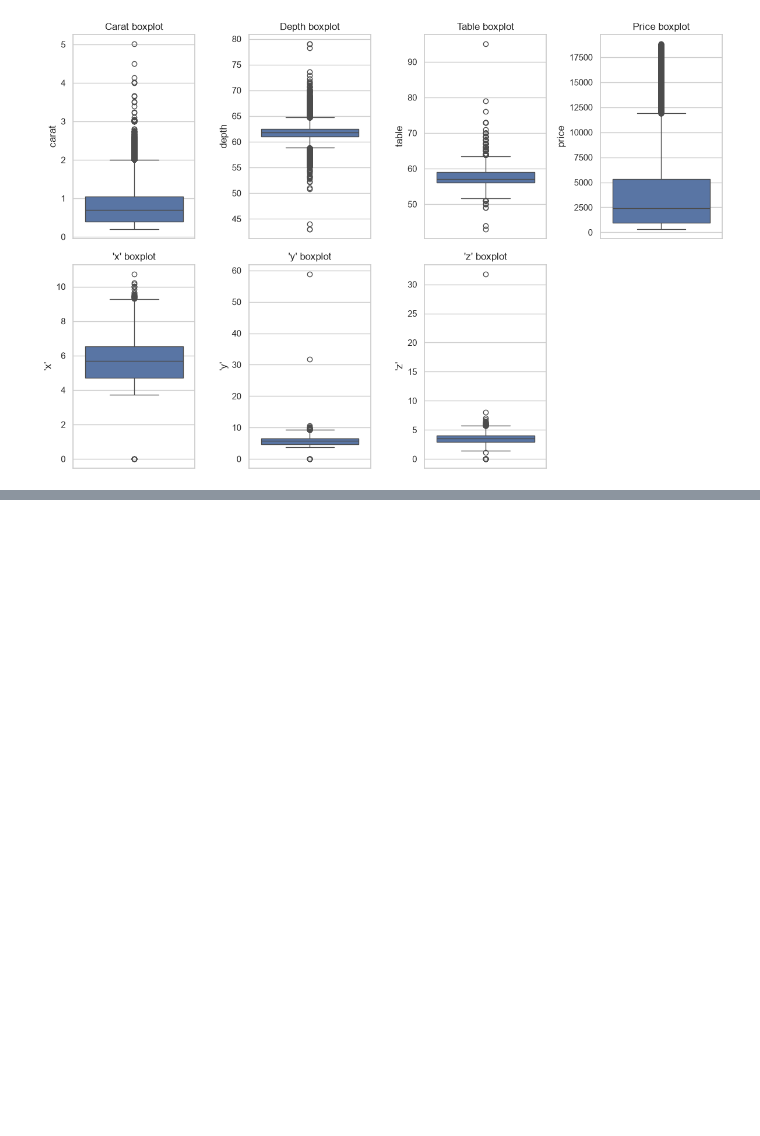
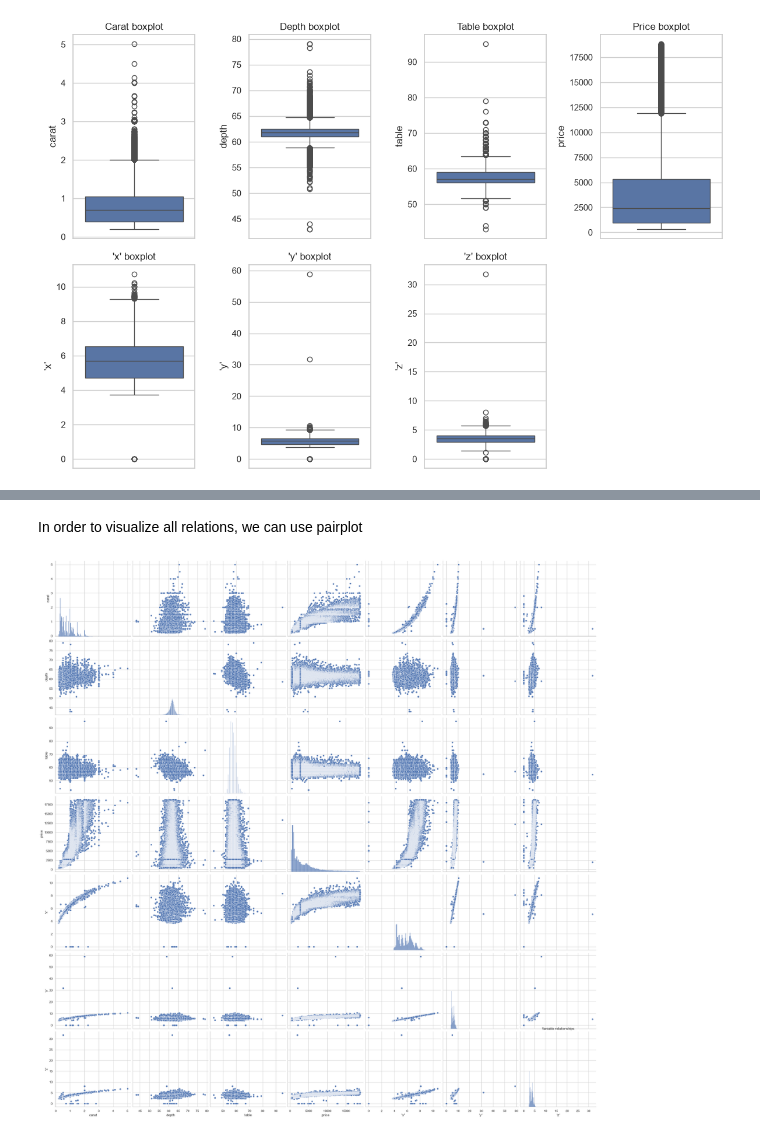
Before and after one commit to ssergioogj/Machine-Learning-Guide, a Jupyter notebook: supervised_learning/clasification/classification.ipynb, the cells around one changed output, grey strips where cells are left out. Saved outputs shown, nothing was run; the diff lists cells and outputs as text; code cells hidden in the pictures; blank space fills up the shorter version.

```diff
--- a/supervised_learning/clasification/classification.ipynb
+++ b/supervised_learning/clasification/classification.ipynb
@@ -226,0 +324,8 @@ INTERPRETAR LOS DATOS DE LA BOXPLOT
+# %% [markdown]
+In order to visualize all relations, we can use pairplot
+# %%
+sns.pairplot(df[numeric_features], height=4)
+plt.title("Variable relationships")
+plt.show()
+# %% [output]
+[figure, added]
```
Also changed, not shown: parts of 9 cells of this notebook.
